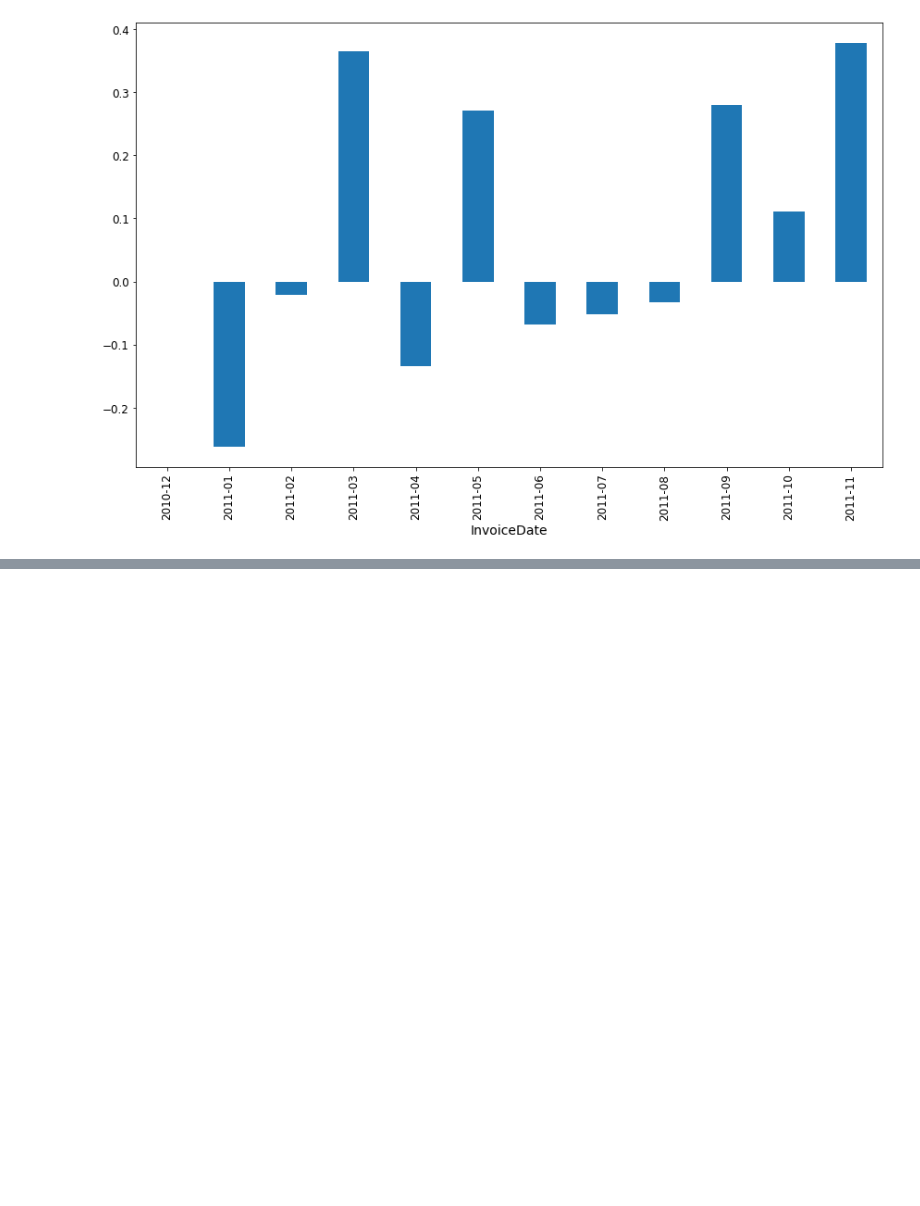
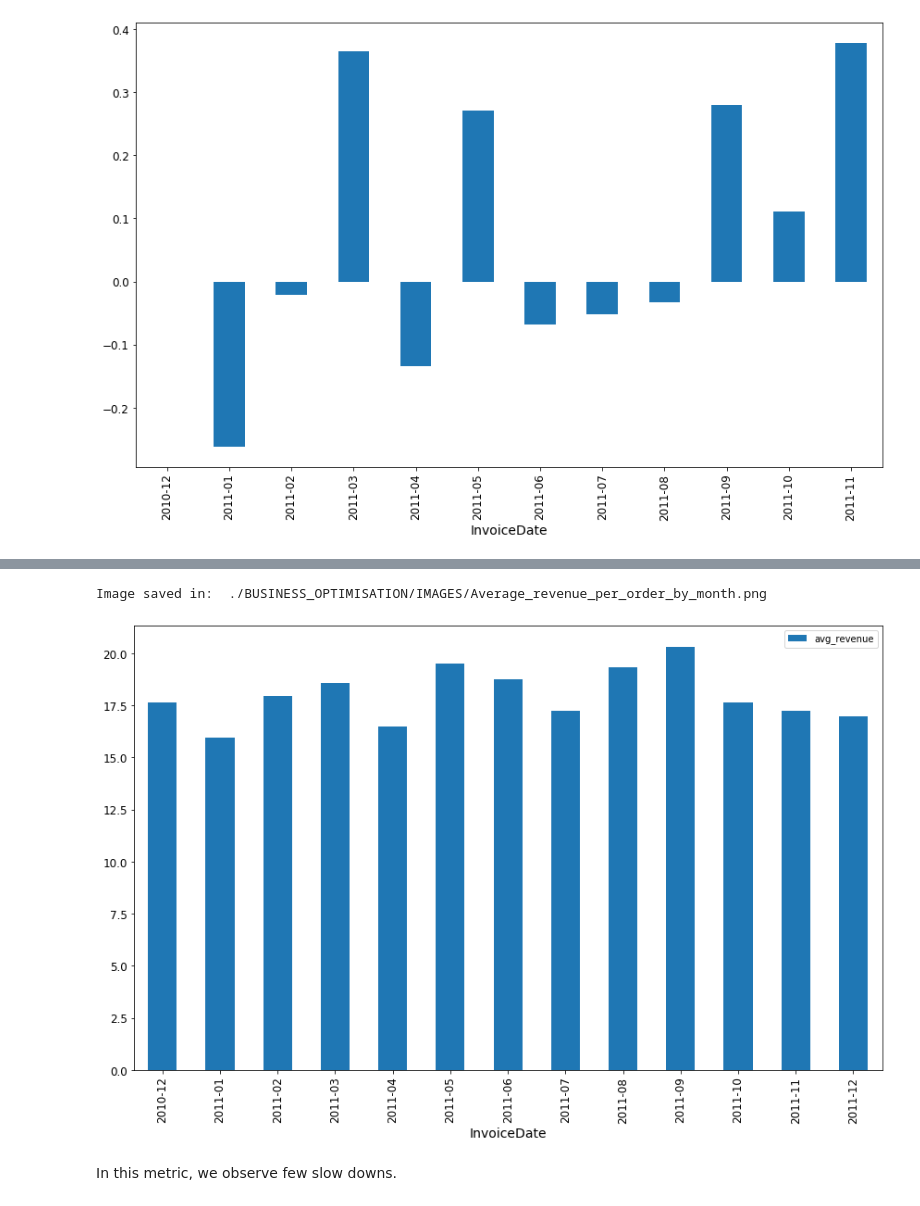
Before and after one commit to AilingLiu/data_driven_in_business, a Jupyter notebook: Design_Measuring_Metrics.ipynb, the cells around one changed output, grey strips where cells are left out. Saved outputs shown, nothing was run; the diff lists cells and outputs as text; code cells hidden in the pictures; blank space fills up the shorter version.

```diff
--- a/Design_Measuring_Metrics.ipynb
+++ b/Design_Measuring_Metrics.ipynb
@@ -310,0 +352,3 @@ Image saved in:  ./BUSINESS_OPTIMISATION/IMAGES/num_customer_change_by_month.png
+# %%
+avg_rev_by_month = retail.groupby(retail.InvoiceDate.dt.to_period('M'))['revenue'].mean().to_frame('avg_revenue')
+avg_rev_by_month
@@ -310,0 +371,8 @@ Image saved in:  ./BUSINESS_OPTIMISATION/IMAGES/num_customer_change_by_month.png
+# %%
+avg_rev_by_month.plot(kind='bar',figsize=(12, 8))
+save_fig('Average_revenue_per_order_by_month')
+# %% [output]
+Image saved in:  ./BUSINESS_OPTIMISATION/IMAGES/Average_revenue_per_order_by_month.png
+[figure, added]
+# %% [markdown]
+In this metric, we observe few slow downs.
```
Also changed, not shown: parts of 33 cells of this notebook.
